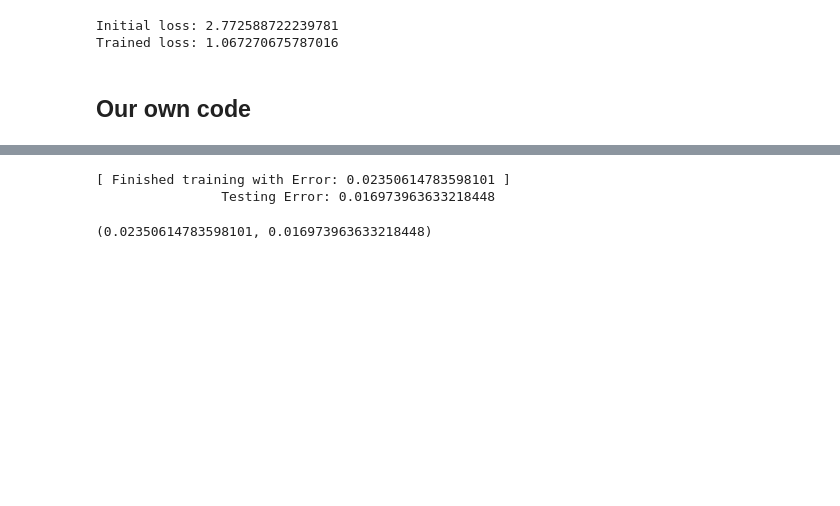
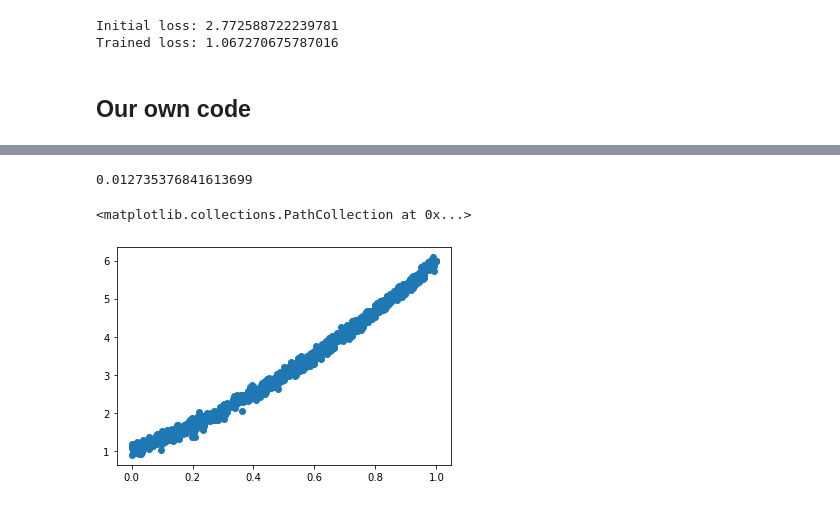
Before and after one commit to matteodales/-FYS-STK4155_Applied_Data_Analysis_and_Machine_Learning, a Jupyter notebook: project2/project2_notebook.ipynb, the cells around one changed output, grey strips where cells are left out. Cells and saved outputs as stored; diff of their text form; code cells hidden in the pictures; blank space fills up the shorter version.

```diff
--- a/project2/project2_notebook.ipynb
+++ b/project2/project2_notebook.ipynb
@@ -1883,12 +1266,10 @@ class LinearRegression():
 # %%
-cost = LinearRegression(Xtrain,ytrain,Xtest,ytest)
-nn = Model(3,cost,random_state=1)
-layer1 = HiddenLayer(50,Sigmoid())
-layer2 = OutputLayer(1,Linear())
+nn = NeuralNetwork(3,regr_cost_grad,random_state=1)
+layer1 = Layer(50,sigmoid,sigmoid_grad)
+layer2 = Layer(1,linear,linear_grad)
 nn.add_layer(layer1)
 nn.add_layer(layer2)
-nn.train(Xtrain,ytrain,testing_inputs=Xtest,testing_targets=ytest,initial_learning_rate=0.015,verbose=False)
+nn.train(Xtrain,ytrain,initial_learning_rate=0.015,epochs=100)
+mse(nn.feed_forward_out(Xtest),ytest)
 # %% [output]
-[ Finished training with Error: 0.02350614783598101 ]
-                Testing Error: 0.016973963633218448
+0.012735376841613699
-(0.02350614783598101, 0.016973963633218448)
@@ -1894,0 +1286,5 @@ nn.train(Xtrain,ytrain,testing_inputs=Xtest,testing_targets=ytest,initial_learni
+# %%
+plt.scatter(x,y)
+# %% [output]
+<matplotlib.collections.PathCollection at 0x...>
+[figure, added]
```
Also changed, not shown: parts of 62 cells of this notebook.
